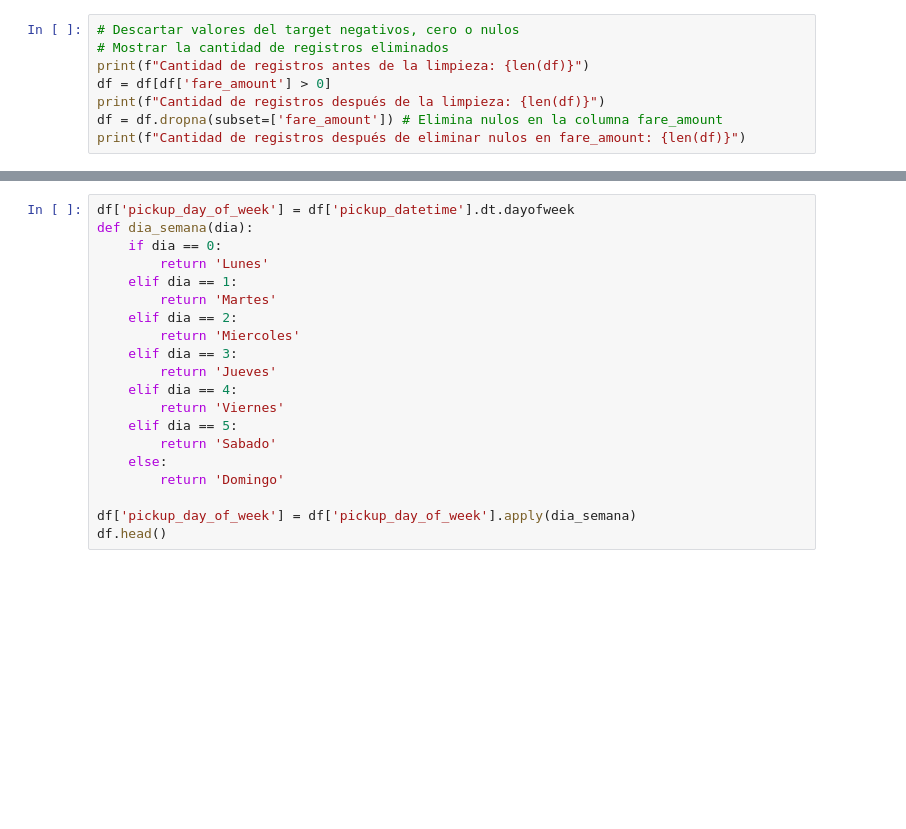
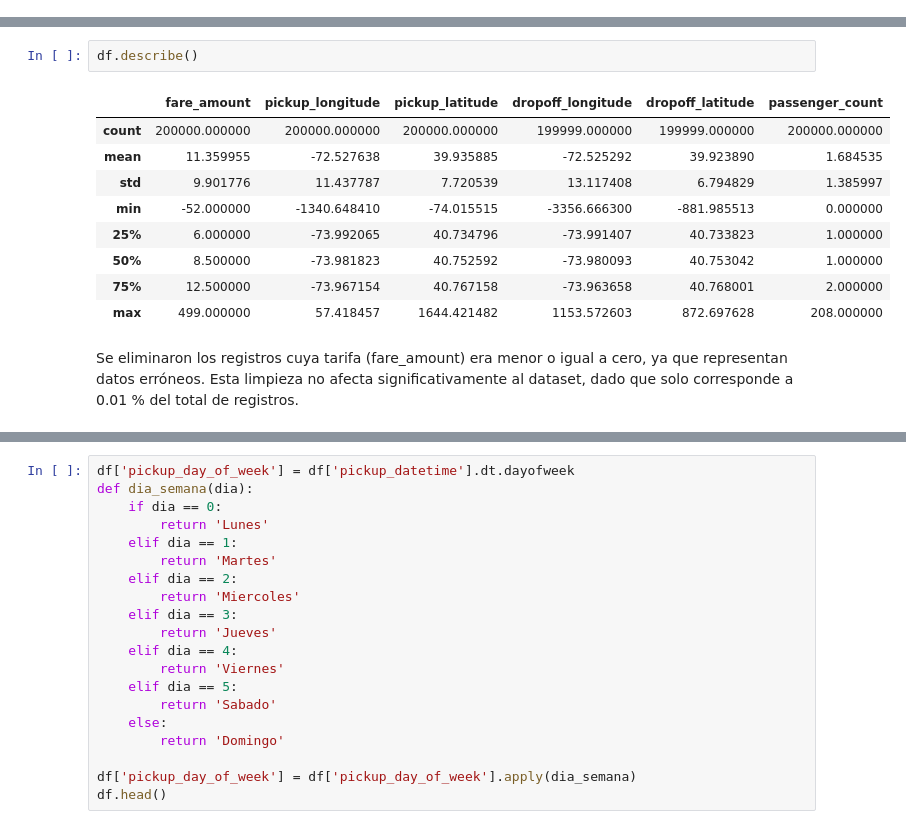
Before and after one commit to CaterinaMartinezD/AA1-TUIA-2025C1-Casado-MartinezDufour, a Jupyter notebook: TP-Regresion-AA1-2025C1.ipynb, the cells around one changed output, grey strips where cells are left out. Saved outputs shown, nothing was run; the diff lists cells and outputs as text; blank space fills up the shorter version.

```diff
--- a/TP-Regresion-AA1-2025C1.ipynb
+++ b/TP-Regresion-AA1-2025C1.ipynb
@@ -70,8 +59,0 @@ Lo primero que realizaremos será utilizar el método `.info()` para verificar q
-# %%
-# Descartar valores del target negativos, cero o nulos
-# Mostrar la cantidad de registros eliminados
-print(f"Cantidad de registros antes de la limpieza: {len(df)}")
-df = df[df['fare_amount'] > 0]
-print(f"Cantidad de registros después de la limpieza: {len(df)}")
-df = df.dropna(subset=['fare_amount']) # Elimina nulos en la columna fare_amount
-print(f"Cantidad de registros después de eliminar nulos en fare_amount: {len(df)}")
@@ -92,0 +115,14 @@ df = df.drop('date', axis = 1)
+# %%
+df.describe()
+# %% [output]
+|  | fare_amount | pickup_longitude | pickup_latitude | dropoff_longitude | dropoff_latitude | passenger_count |
+| count | 200000.000000 | 200000.000000 | 200000.000000 | 199999.000000 | 199999.000000 | 200000.000000 |
+| mean | 11.359955 | -72.527638 | 39.935885 | -72.525292 | 39.923890 | 1.684535 |
+| std | 9.901776 | 11.437787 | 7.720539 | 13.117408 | 6.794829 | 1.385997 |
+| min | -52.000000 | -1340.648410 | -74.015515 | -3356.666300 | -881.985513 | 0.000000 |
+| 25% | 6.000000 | -73.992065 | 40.734796 | -73.991407 | 40.733823 | 1.000000 |
+| 50% | 8.500000 | -73.981823 | 40.752592 | -73.980093 | 40.753042 | 1.000000 |
+| 75% | 12.500000 | -73.967154 | 40.767158 | -73.963658 | 40.768001 | 2.000000 |
+| max | 499.000000 | 57.418457 | 1644.421482 | 1153.572603 | 872.697628 | 208.000000 |
+# %% [markdown]
+Se eliminaron los registros cuya tarifa (fare_amount) era menor o igual a cero, ya que representan datos erróneos. Esta limpieza no afecta significativamente al dataset, dado que solo corresponde a 0.01 % del total de registros.
```
Also changed, not shown: parts of 32 cells of this notebook.
